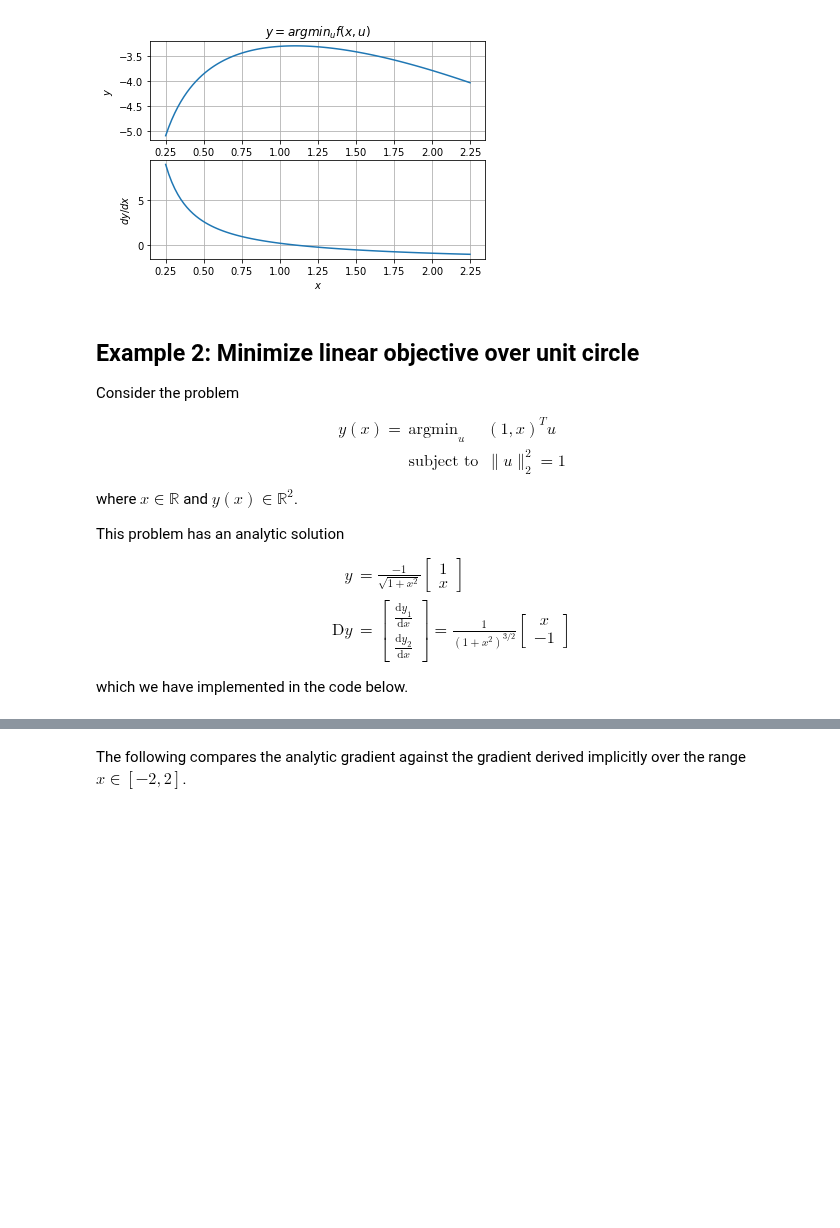
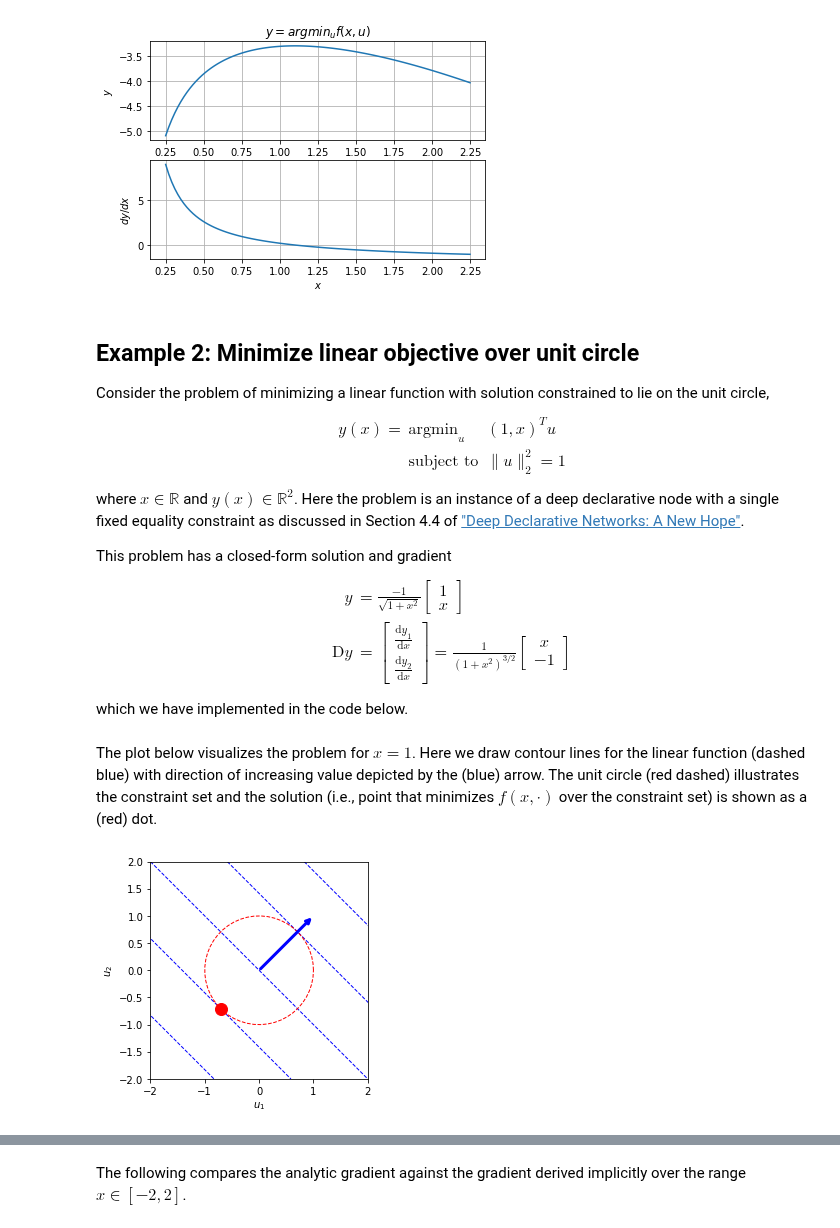
Before and after one commit to anucvml/ddn, a Jupyter notebook: tutorials/01_simple_worked_example.ipynb, the cells around one changed output, grey strips where cells are left out. Cells and saved outputs as stored; diff of their text form; code cells hidden in the pictures; blank space fills up the shorter version.

```diff
--- a/tutorials/01_simple_worked_example.ipynb
+++ b/tutorials/01_simple_worked_example.ipynb
@@ -201,7 +201,7 @@ plt.show()
 # %% [markdown]
 ## Example 2: Minimize linear objective over unit circle
 
-Consider the problem
+Consider the problem of minimizing a linear function with solution constrained to lie on the unit circle,
 $$
 \begin{array}{rll}
 y(x) =& \text{argmin}_u & (1, x)^T u
@@ -209,9 +209,9 @@ y(x) =& \text{argmin}_u & (1, x)^T u
 & \text{subject to} & \|u\|_2^2 = 1
 \end{array}
 $$
-where $x \in \mathbb{R}$ and $y(x) \in \mathbb{R}^2$.
+where $x \in \mathbb{R}$ and $y(x) \in \mathbb{R}^2$. Here the problem is an instance of a deep declarative node with a single fixed equality constraint as discussed in Section 4.4 of ["Deep Declarative Networks: A New Hope"](https://arxiv.org/abs/1909.04866).
 
-This problem has an analytic solution
+This problem has a closed-form solution and gradient
 $$
 \begin{align*}
 y &= \frac{-1}{\sqrt{1 + x^2}} \begin{bmatrix} 1 \\ x \end{bmatrix} \\
@@ -241,3 +241,26 @@ def dy_star(x):
     """Analytical derivative of y with respect to x."""
     return 1.0 / np.power(1 + x**2.0, 1.5) * np.array([x, -1.0])
+# %% [markdown]
+The plot below visualizes the problem for $x = 1$. Here we draw contour lines for the linear function (dashed blue) with direction of increasing value depicted by the (blue) arrow. The unit circle (red dashed) illustrates the constraint set and the solution (i.e., point that minimizes $f(x, \cdot)$ over the constraint set) is shown as a (red) dot.
+# %%
+def viz_problem(x, y, ax):
+
+    ax.annotate("", xy=(1.0, x), xytext=(0, 0), arrowprops = dict(arrowstyle="->", linewidth=3, color='b'))
+    for delta in np.linspace(-2.0, 2.0, 5):
+        dx = delta * np.sqrt(1.0 + x**2.0)
+        ax.plot([-2.0 * x + dx, 2.0 * x + dx], [2.0, -2.0], 'b--', linewidth=1)
+
+    ax.plot(np.cos(np.linspace(0.0, 2.0 * np.pi)), np.sin(np.linspace(0.0, 2.0 * np.pi)), 'r--', linewidth=1)
+    ax.plot(y[0], y[1], 'ro', markersize=12, linewidth=2)
+    ax.set_xlabel(r"$u_1$"); ax.set_ylabel(r"$u_2$")
+
+plt.figure()
+a = plt.gca()
+x = 1.0
+y, _ = solve(x)
+viz_problem(x, y, a)
+a.axis('square'); a.set_xlim(-2, 2); a.set_ylim(-2, 2)
+plt.show()
+# %% [output]
+[figure, added]
 # %% [markdown]
```
Also changed, not shown: parts of 13 cells of this notebook, 1 other file.
